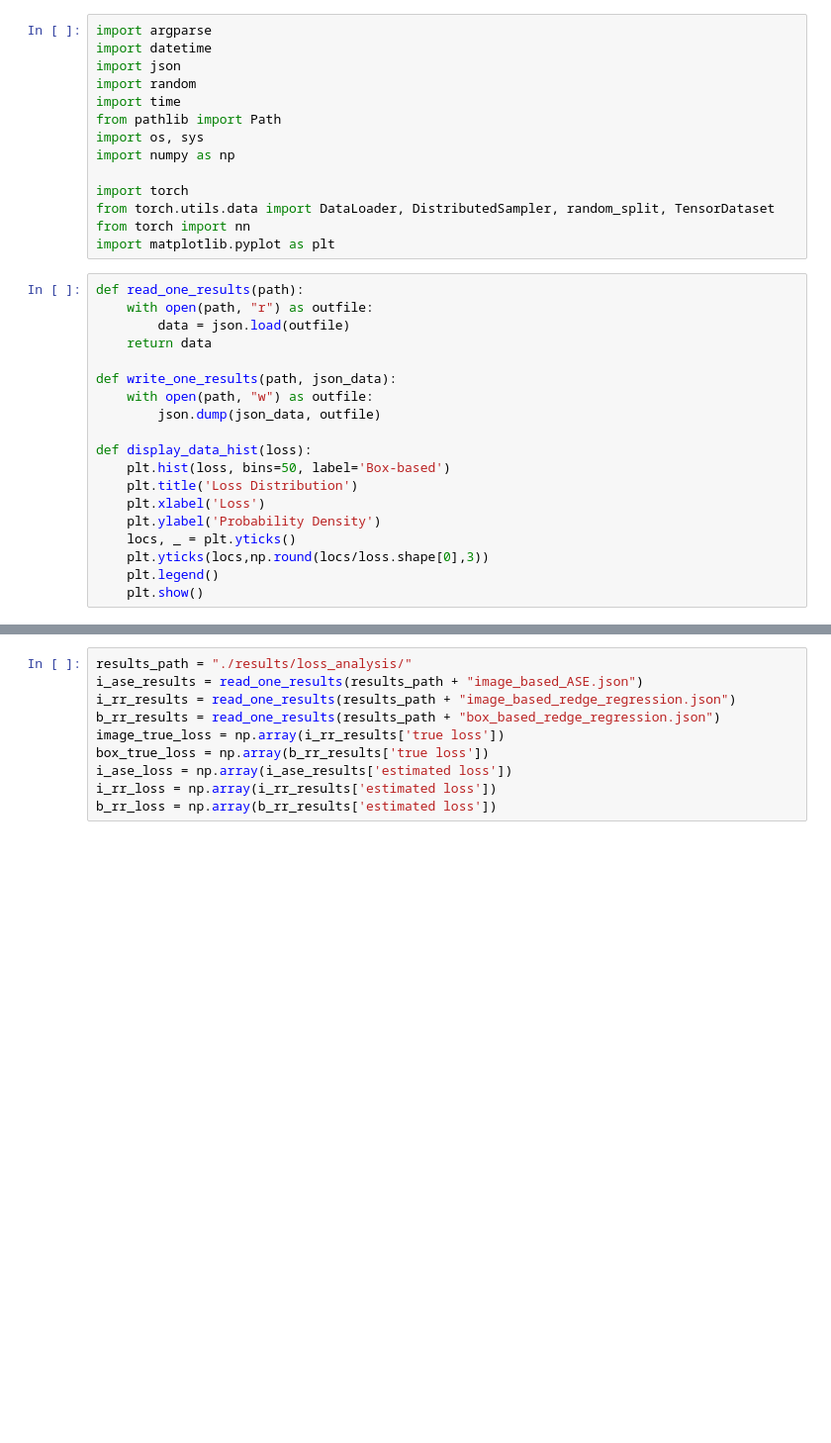
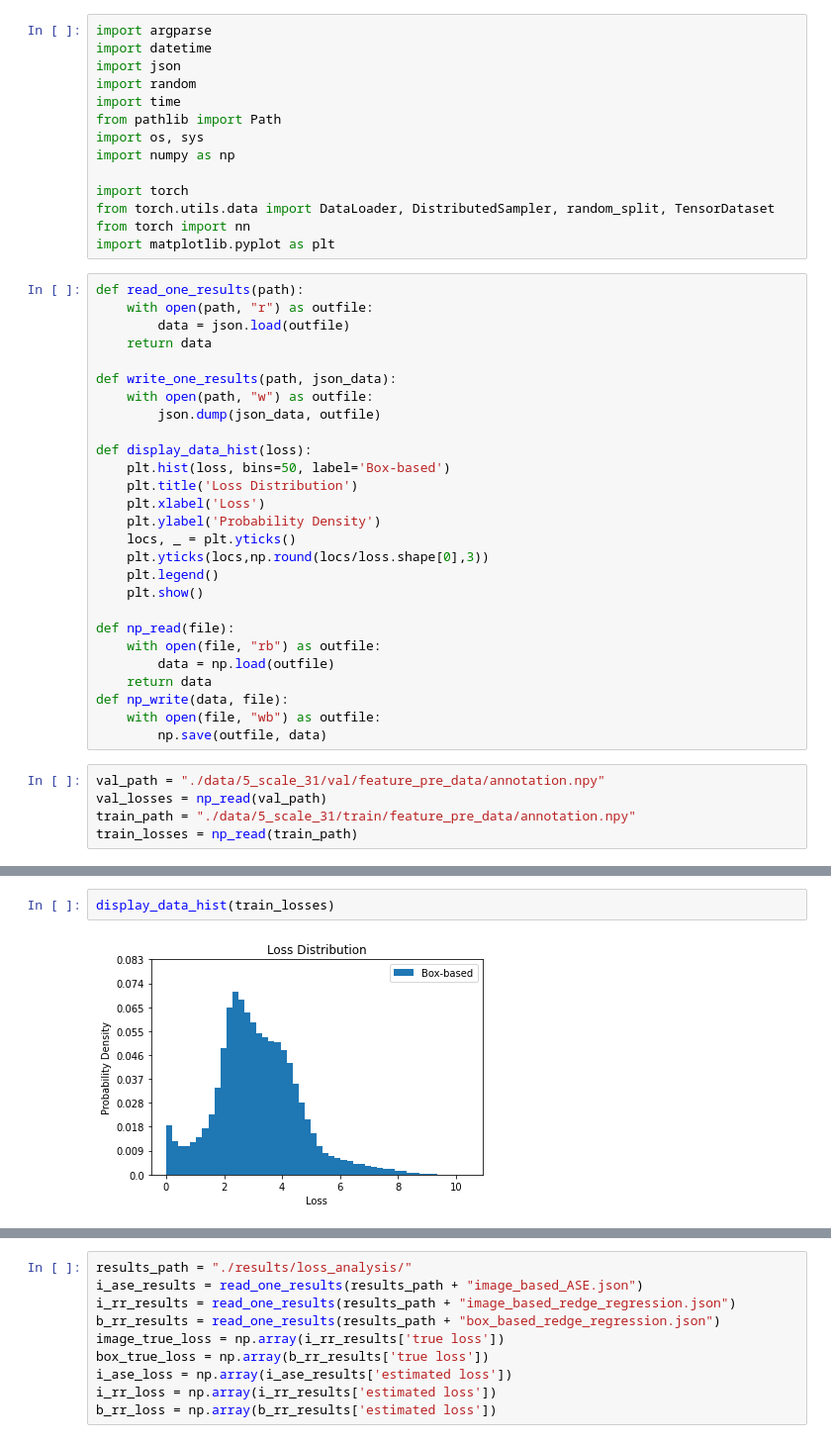
Before and after one commit to susanbao/orkspace, a Jupyter notebook: DINO/estimated_loss_analysis.ipynb, the cells around one changed output, grey strips where cells are left out. Shown at 99% size. Cells and saved outputs as stored; diff of their text form; blank space fills up the shorter version.

```diff
--- a/DINO/estimated_loss_analysis.ipynb
+++ b/DINO/estimated_loss_analysis.ipynb
@@ -33,3 +33,16 @@ def display_data_hist(loss):
     plt.yticks(locs,np.round(locs/loss.shape[0],3))
     plt.legend()
     plt.show()
+
+def np_read(file):
+    with open(file, "rb") as outfile:
+        data = np.load(outfile)
+    return data
+def np_write(data, file):
+    with open(file, "wb") as outfile:
+        np.save(outfile, data)
+# %%
+val_path = "./data/5_scale_31/val/feature_pre_data/annotation.npy"
+val_losses = np_read(val_path)
+train_path = "./data/5_scale_31/train/feature_pre_data/annotation.npy"
+train_losses = np_read(train_path)
@@ -35,0 +53,4 @@ def display_data_hist(loss):
+# %%
+display_data_hist(train_losses)
+# %% [output]
+[figure, added]
```
Also changed, not shown: parts of 2 cells of this notebook, 2 other files.
